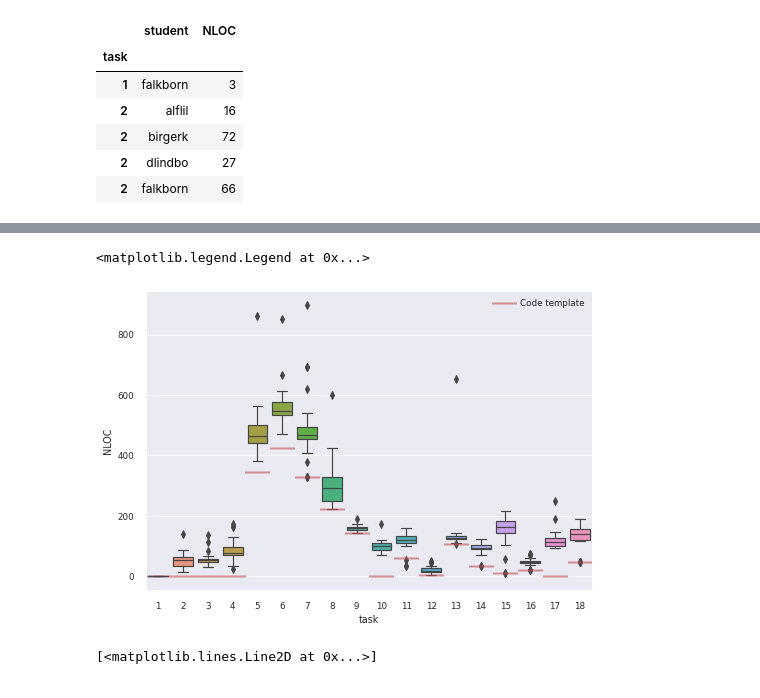
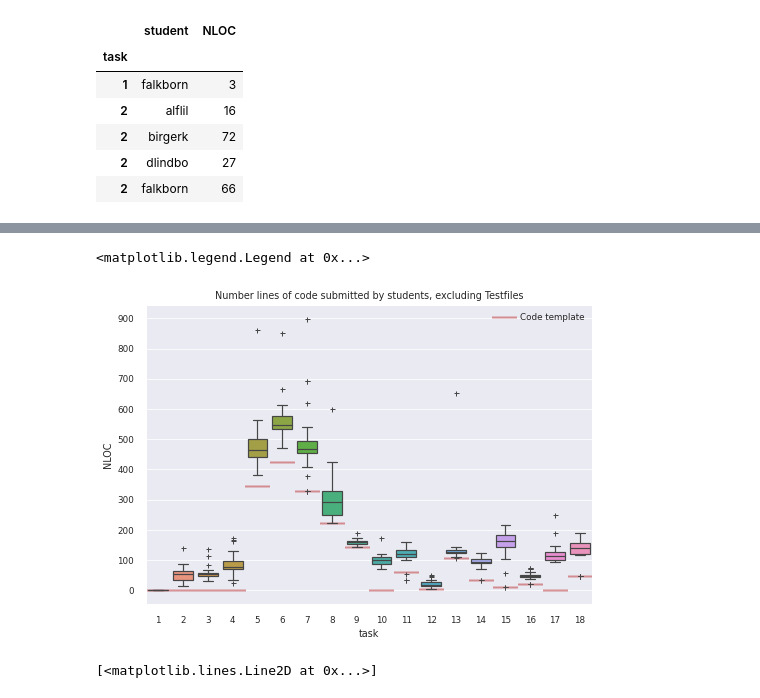
Before and after one commit to LinusOstlund/kex, a Jupyter notebook: main.ipynb, the cells around one changed output, grey strips where cells are left out. Saved outputs shown, nothing was run; the diff lists cells and outputs as text; code cells hidden in the pictures.

Commit message:
add changes to notebook to visualisze violations, still wip

```diff
--- a/main.ipynb
+++ b/main.ipynb
@@ -133,14 +154,21 @@ df_students.head()
 # %%
 # Plot lines of code for students submissions and code template
 sn.set_theme()
 sn.set_context("paper")
+
+# TODO: kan jag använda subplots för att DD1337 och DD1338?
 df =  df_students.groupby(["task", "student"])["NLOC"].sum().reset_index()
 df["task"] = df["task"].astype("int")
-#df = df.set_index(df["task"]).drop(columns = ["task"])
-ax = sn.boxplot(x="task", y = "NLOC", data = df)
+
+# plot templates as a horizontal line
 plt.plot(df_templates["NLOC"], 'ro', label = "Code template", marker =  "|", markeredgewidth = 25, markersize = 1.5, alpha = 0.6)
+
+# plot all tasks
+ax = sn.boxplot(x="task", y = "NLOC", data = df, flierprops = {"marker": "+", "color": "red"})
+ax.set_title("Number lines of code submitted by students, excluding Testfiles")
+plt.yticks(np.arange(0, 1000, step=100))
 plt.legend()
 # %% [output]
 <matplotlib.legend.Legend at 0x...>
-[figure, old version]
+[figure, new version]
 # %%
```
Also changed, not shown: parts of 20 cells of this notebook, 1 other file.
